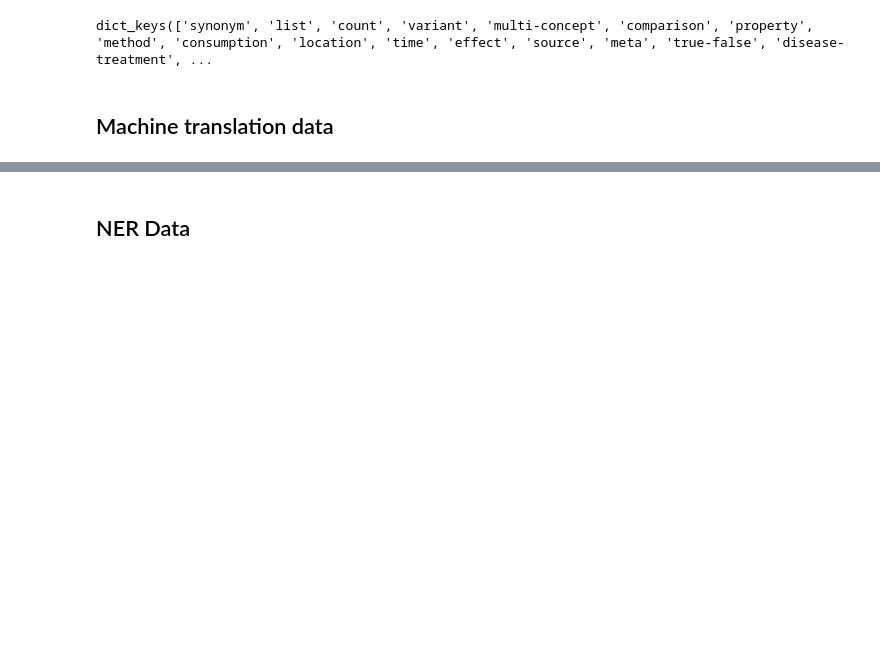
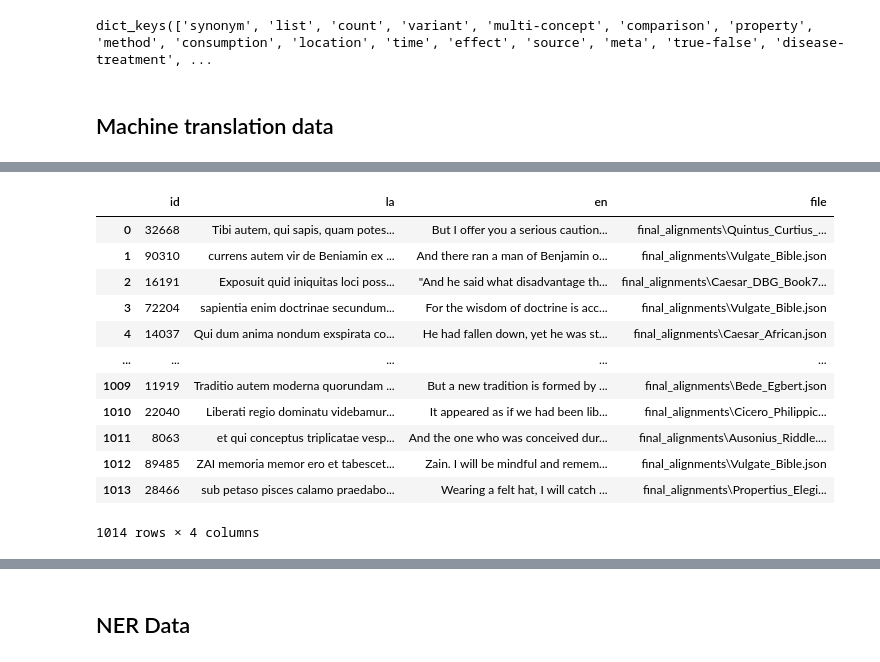
Before and after one commit to mahesh-ak/SktQA, a Jupyter notebook: Plots.ipynb, the cells around one changed output, grey strips where cells are left out. Cells and saved outputs as stored; diff of their text form; code cells hidden in the pictures; blank space fills up the shorter version.

```diff
--- a/Plots.ipynb
+++ b/Plots.ipynb
@@ -726,0 +729,3 @@ mt_df.to_csv('data/mt/mt_out.tsv', sep='\t', index=False)
+# %%
+lat_eng_ds = load_dataset("grosenthal/latin_english_parallel")
+lat_eng_ds
@@ -726,0 +747,17 @@ mt_df.to_csv('data/mt/mt_out.tsv', sep='\t', index=False)
+# %%
+mt_df = pd.DataFrame(lat_eng_ds['test'])
+mt_df
+# %% [output]
+|  | id | la | en | file |
+| 0 | 32668 | Tibi autem, qui sapis, quam potes... | But I offer you a serious caution... | final_alignments\Quintus_Curtius_... |
+| 1 | 90310 | currens autem vir de Beniamin ex ... | And there ran a man of Benjamin o... | final_alignments\Vulgate_Bible.json |
+| 2 | 16191 | Exposuit quid iniquitas loci poss... | "And he said what disadvantage th... | final_alignments\Caesar_DBG_Book7... |
+| 3 | 72204 | sapientia enim doctrinae secundum... | For the wisdom of doctrine is acc... | final_alignments\Vulgate_Bible.json |
+| 4 | 14037 | Qui dum anima nondum exspirata co... | He had fallen down, yet he was st... | final_alignments\Caesar_African.json |
+| ... | ... | ... | ... | ... |
+| 1009 | 11919 | Traditio autem moderna quorundam ... | But a new tradition is formed by ... | final_alignments\Bede_Egbert.json |
+| 1010 | 22040 | Liberati regio dominatu videbamur... | It appeared as if we had been lib... | final_alignments\Cicero_Philippic... |
+| 1011 | 8063 | et qui conceptus triplicatae vesp... | And the one who was conceived dur... | final_alignments\Ausonius_Riddle.... |
+| 1012 | 89485 | ZAI memoria memor ero et tabescet... | Zain. I will be mindful and remem... | final_alignments\Vulgate_Bible.json |
+| 1013 | 28466 | sub petaso pisces calamo praedabo... | Wearing a felt hat, I will catch ... | final_alignments\Propertius_Elegi... |
+1014 rows × 4 columns
```
Also changed, not shown: parts of 6 cells of this notebook, 9 other files.
